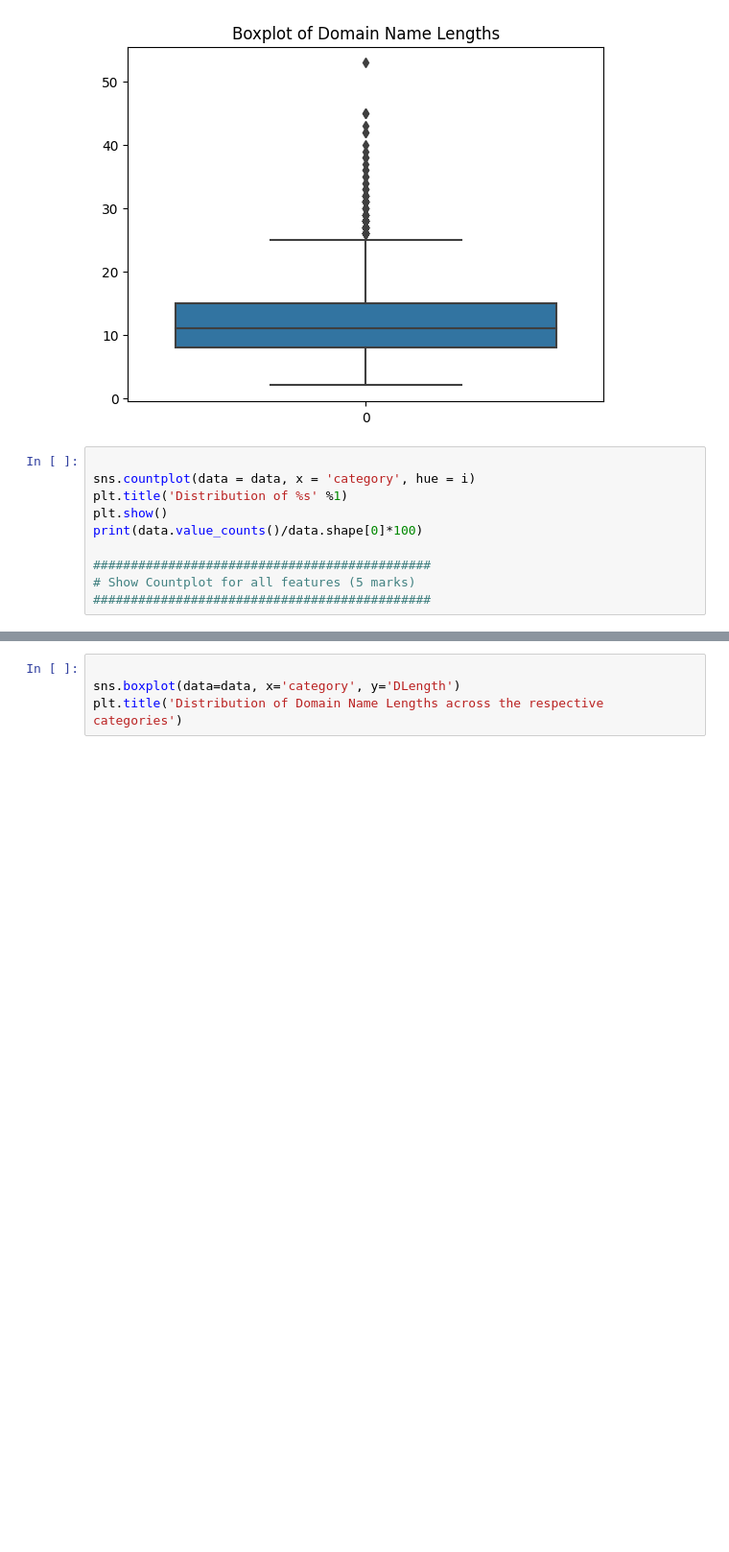
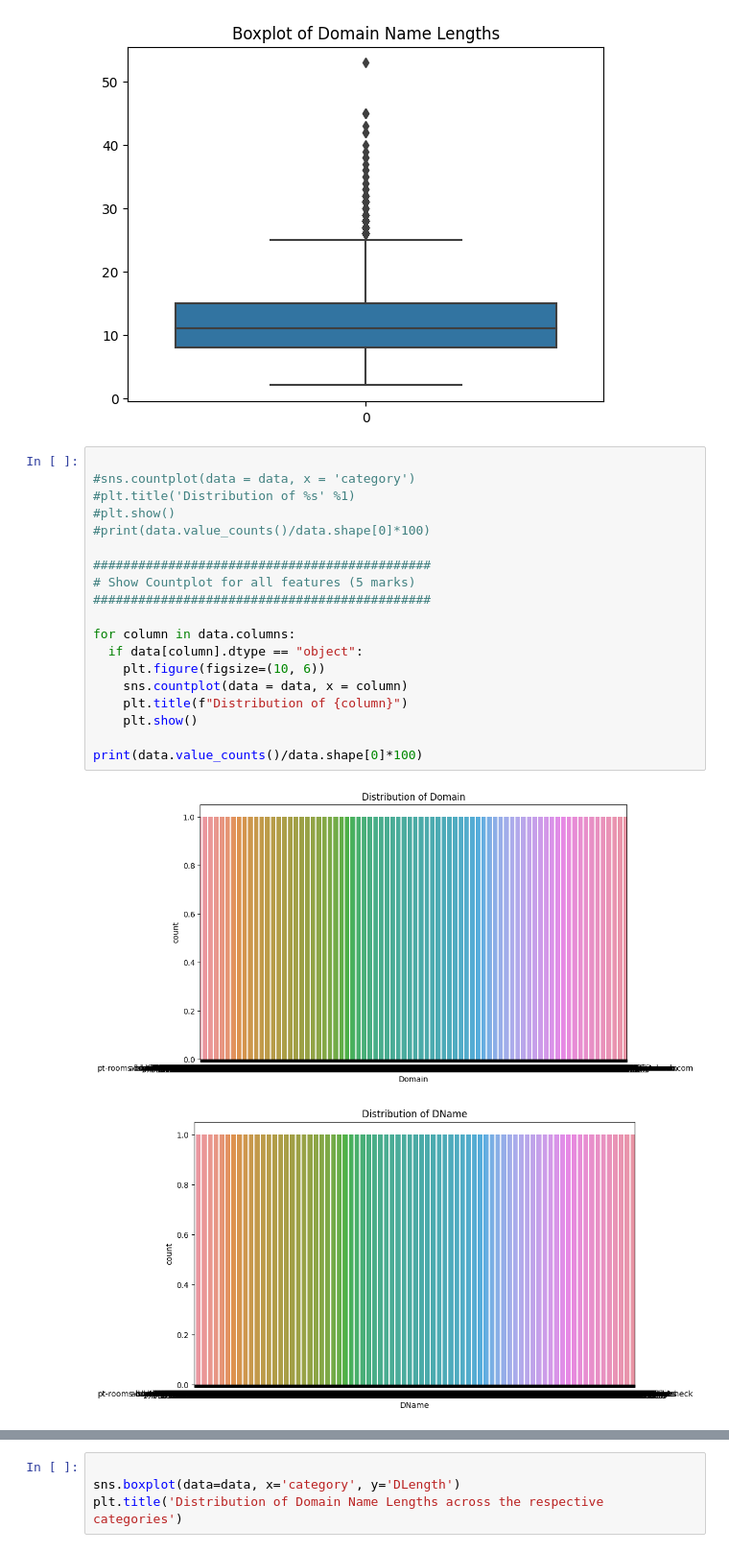
Before and after one commit to uzair011/CN5021--practical, a Jupyter notebook: Embedding_Model_Building_CN5021_small_Quiz4.ipynb, the cells around one changed output, grey strips where cells are left out. Shown at 96% size. Saved outputs shown, nothing was run; the diff lists cells and outputs as text; blank space fills up the shorter version.

```diff
--- a/Embedding_Model_Building_CN5021_small_Quiz4.ipynb
+++ b/Embedding_Model_Building_CN5021_small_Quiz4.ipynb
@@ -114,12 +114,23 @@ Text(0.5, 1.0, 'Boxplot of Domain Name Lengths')
 [figure]
 # %%
 
-sns.countplot(data = data, x = 'category', hue = i)
-plt.title('Distribution of %s' %1)
-plt.show()
-print(data.value_counts()/data.shape[0]*100)
+#sns.countplot(data = data, x = 'category')
+#plt.title('Distribution of %s' %1)
+#plt.show()
+#print(data.value_counts()/data.shape[0]*100)
 
 #############################################
 # Show Countplot for all features (5 marks)
 #############################################
+
+for column in data.columns:
+  if data[column].dtype == "object":
+    plt.figure(figsize=(10, 6))
+    sns.countplot(data = data, x = column)
+    plt.title(f"Distribution of {column}")
+    plt.show()
+
+print(data.value_counts()/data.shape[0]*100)
 # %% [output]
+[figure, added]
+[figure, added]
```
Also changed, not shown: parts of 1 cell of this notebook.
